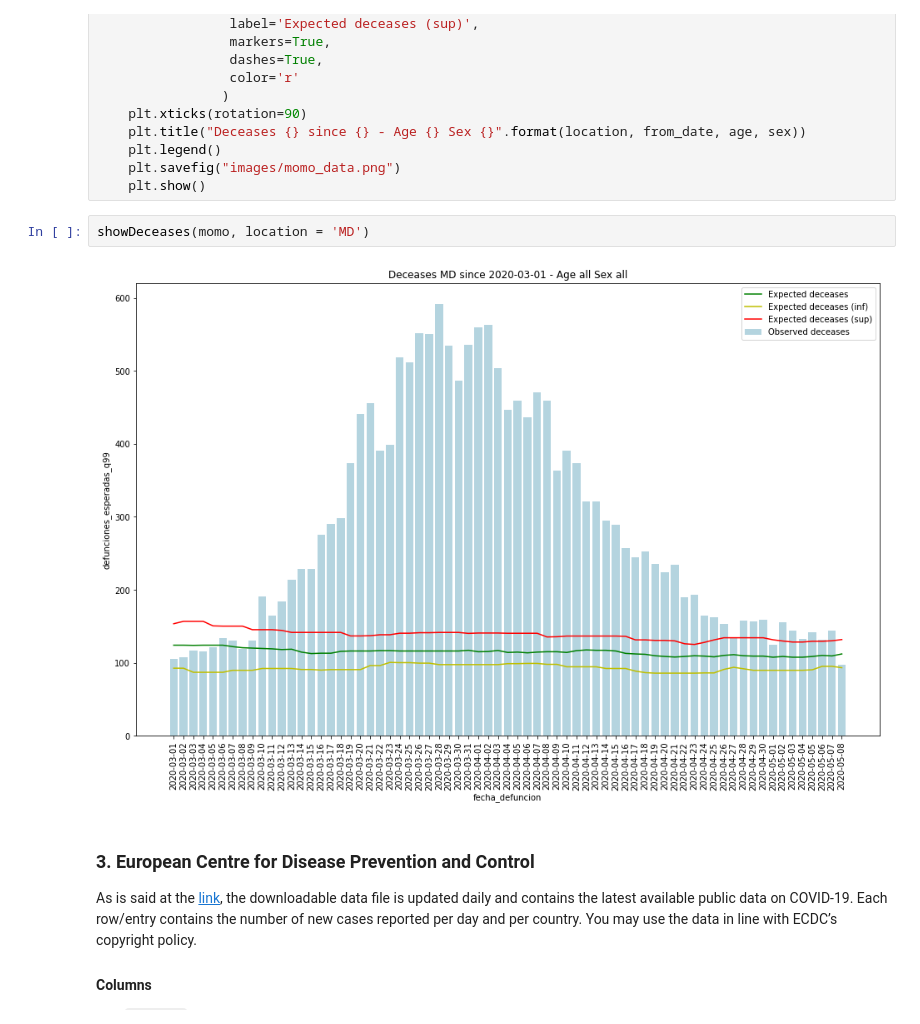
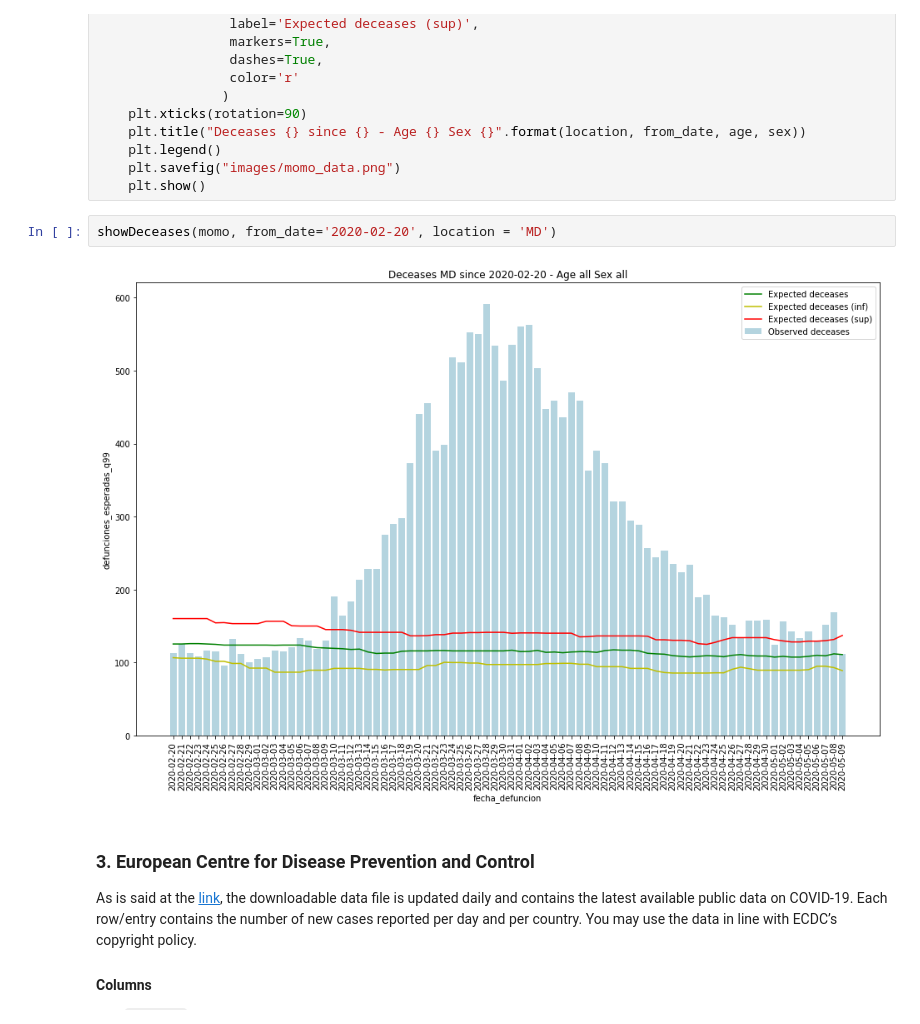
Before and after one commit to RaulRC/Covid-19, a Jupyter notebook: Covid19 - Official Spanish Data Curation ISCIII and other public datasets.ipynb, the cells around one changed output. Saved outputs shown, nothing was run; the diff lists cells and outputs as text.

```diff
--- a/Covid19 - Official Spanish Data Curation ISCIII and other public datasets.ipynb
+++ b/Covid19 - Official Spanish Data Curation ISCIII and other public datasets.ipynb
@@ -465,9 +465,9 @@ def showDeceases(df, location=None, from_date='2020-03-01', sex='all', age='all'
     plt.savefig("images/momo_data.png")
     plt.show()
 # %%
-showDeceases(momo, location = 'MD')
+showDeceases(momo, from_date='2020-02-20', location = 'MD')
 # %% [output]
-[figure, old version]
+[figure, new version]
 # %% [markdown]
 ### 3. 	European Centre for Disease Prevention and Control
 
```
Also changed, not shown: parts of 10 cells of this notebook, 8 other files.
